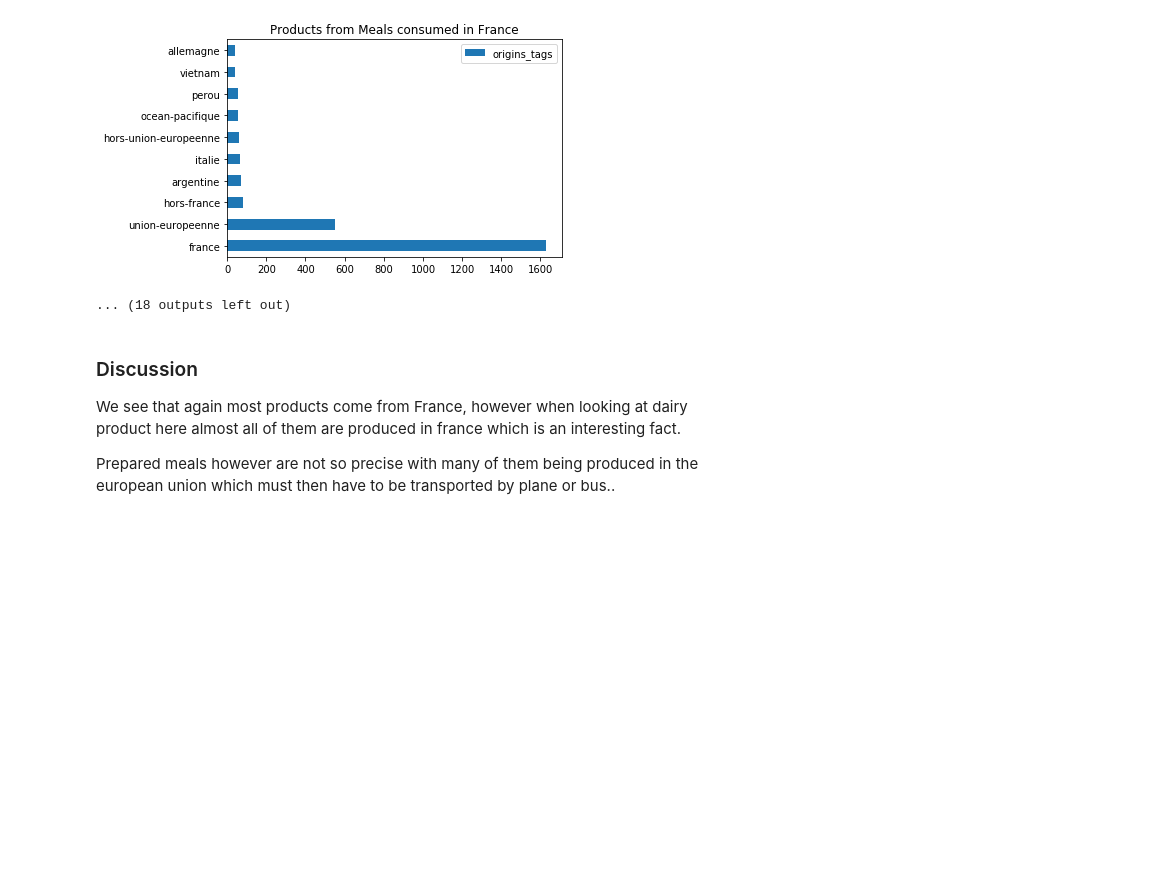
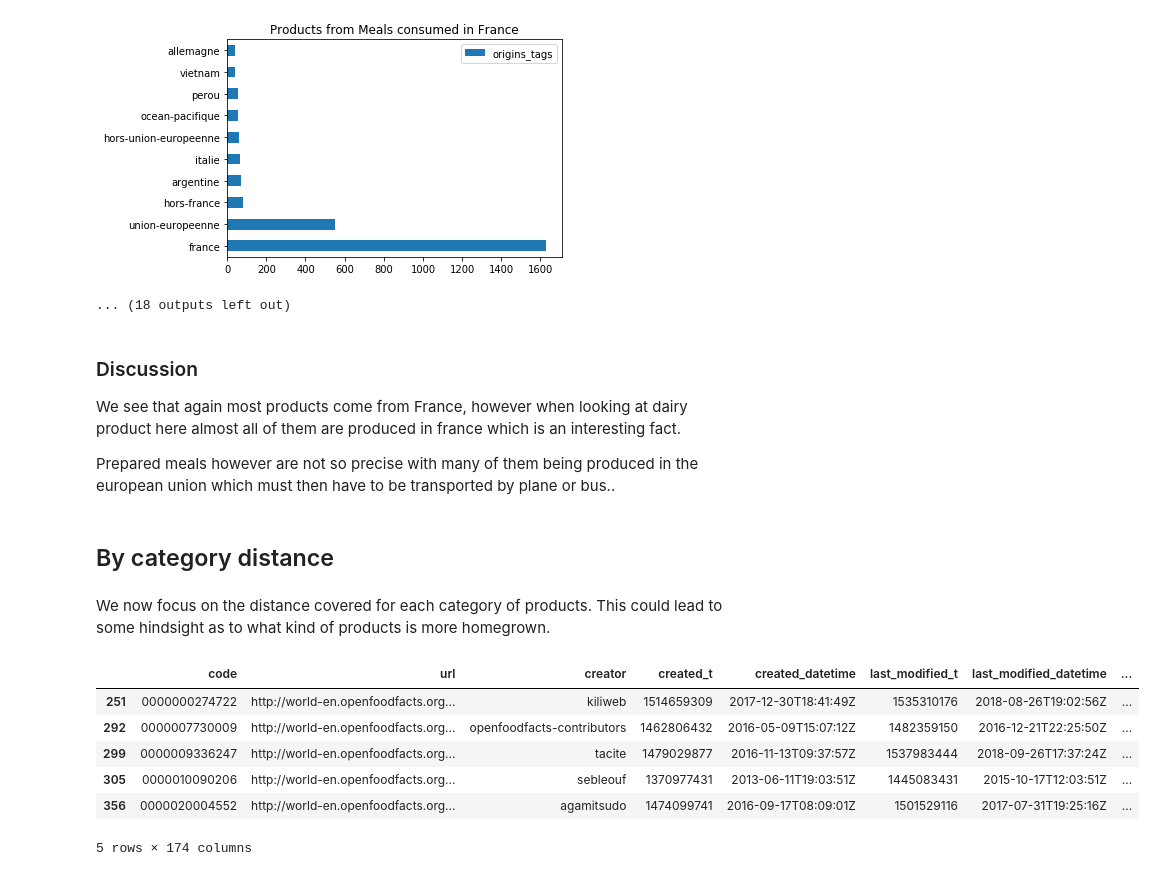
Before and after one commit to lanzrein/ada_project, a Jupyter notebook: MilestoneFinal.ipynb, the cells around one changed output. Drawn from its saved outputs; the diff is of its cells as text; code cells hidden in the pictures; blank space fills up the shorter version.

```diff
--- a/MilestoneFinal.ipynb
+++ b/MilestoneFinal.ipynb
@@ -1583,3 +1682,7 @@ for cat in by_cat_15.index:
 ### Discussion
 <p> We see that again most products come from France, however when looking at dairy product here almost all of them are produced in france which is an interesting fact. </p>
 <p> Prepared meals however are not so precise with many of them being produced in the european union which must then have to be transported by plane or bus..</p>
+# %% [markdown]
+## By category distance
+# %% [markdown]
+<p> We now focus on the distance covered for each category of products. This could lead to some hindsight as to what kind of products is more homegrown. </p>
@@ -1585,0 +1693,9 @@ for cat in by_cat_15.index:
+# %%
+data = pd.read_csv('openfoodfacts.csv',delimiter='\t',low_memory = False)
+distance_df = pd.read_csv('data/DistancePerProduct.csv')
+dico = pd.read_csv("data/Destination-Coordinate-MAN.csv")
+dico = dico[["destination","country"]]
+
+dico_d = dict(zip(dico["destination"],dico["country"]))
+## apply the dico.
+data["countries_en"] = data["countries_en"].apply(lambda x : dico_d.get(x))
@@ -1585,0 +1706,12 @@ for cat in by_cat_15.index:
+# %%
+## We select only french products.
+z = data[data["countries"] == "France"].join(distance_df).dropna(subset=['distance'])
+z.head()
+# %% [output]
+|  | code | url | creator | created_t | created_datetime | last_modified_t | last_modified_datetime | ... |
+| 251 | 0000000274722 | http://world-en.openfoodfacts.org... | kiliweb | 1514659309 | 2017-12-30T18:41:49Z | 1535310176 | 2018-08-26T19:02:56Z | ... |
+| 292 | 0000007730009 | http://world-en.openfoodfacts.org... | openfoodfacts-contributors | 1462806432 | 2016-05-09T15:07:12Z | 1482359150 | 2016-12-21T22:25:50Z | ... |
+| 299 | 0000009336247 | http://world-en.openfoodfacts.org... | tacite | 1479029877 | 2016-11-13T09:37:57Z | 1537983444 | 2018-09-26T17:37:24Z | ... |
+| 305 | 0000010090206 | http://world-en.openfoodfacts.org... | sebleouf | 1370977431 | 2013-06-11T19:03:51Z | 1445083431 | 2015-10-17T12:03:51Z | ... |
+| 356 | 0000020004552 | http://world-en.openfoodfacts.org... | agamitsudo | 1474099741 | 2016-09-17T08:09:01Z | 1501529116 | 2017-07-31T19:25:16Z | ... |
+5 rows × 174 columns
```
Also changed, not shown: parts of 20 cells of this notebook, 20 other files.
